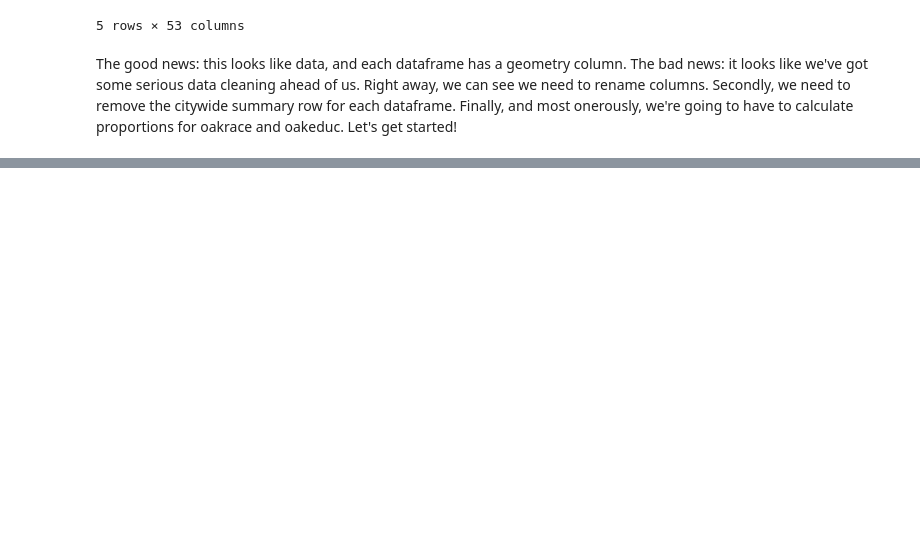
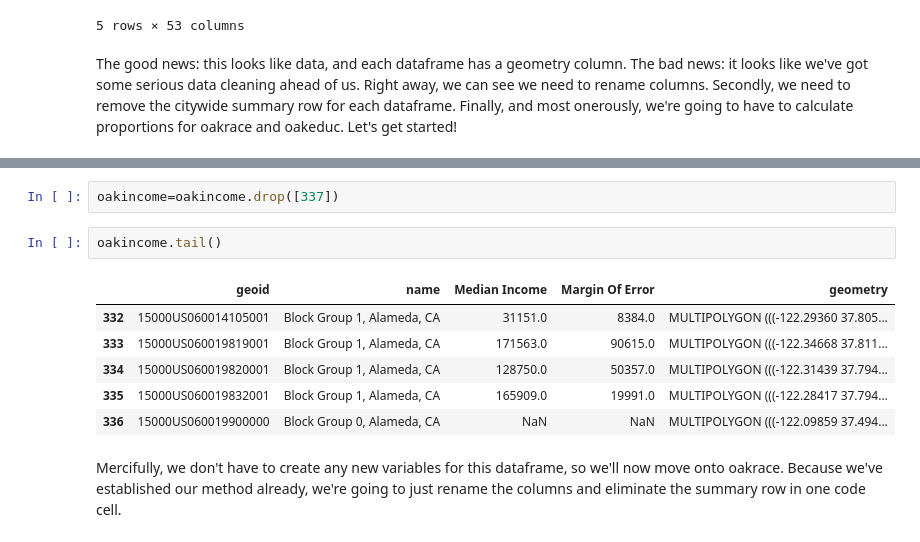
Before and after one commit to michaelrosen3/up206-michaelandelliott, a Jupyter notebook: Group Assignments/midterm.ipynb, the cells around one changed output, grey strips where cells are left out. Drawn from its saved outputs; the diff is of its cells as text; blank space fills up the shorter version.

```diff
--- a/Group Assignments/midterm.ipynb
+++ b/Group Assignments/midterm.ipynb
@@ -75,0 +106,13 @@ The good news: this looks like data, and each dataframe has a geometry column. T
+# %%
+oakincome=oakincome.drop([337])
+# %%
+oakincome.tail()
+# %% [output]
+|  | geoid | name | Median Income | Margin Of Error | geometry |
+| 332 | 15000US060014105001 | Block Group 1, Alameda, CA | 31151.0 | 8384.0 | MULTIPOLYGON (((-122.29360 37.805... |
+| 333 | 15000US060019819001 | Block Group 1, Alameda, CA | 171563.0 | 90615.0 | MULTIPOLYGON (((-122.34668 37.811... |
+| 334 | 15000US060019820001 | Block Group 1, Alameda, CA | 128750.0 | 50357.0 | MULTIPOLYGON (((-122.31439 37.794... |
+| 335 | 15000US060019832001 | Block Group 1, Alameda, CA | 165909.0 | 19991.0 | MULTIPOLYGON (((-122.28417 37.794... |
+| 336 | 15000US060019900000 | Block Group 0, Alameda, CA | NaN | NaN | MULTIPOLYGON (((-122.09859 37.494... |
+# %% [markdown]
+Mercifully, we don't have to create any new variables for this dataframe, so we'll now move onto oakrace. Because we've established our method already, we're going to just rename the columns and eliminate the summary row in one code cell.
```
Also changed, not shown: parts of 20 cells of this notebook.
